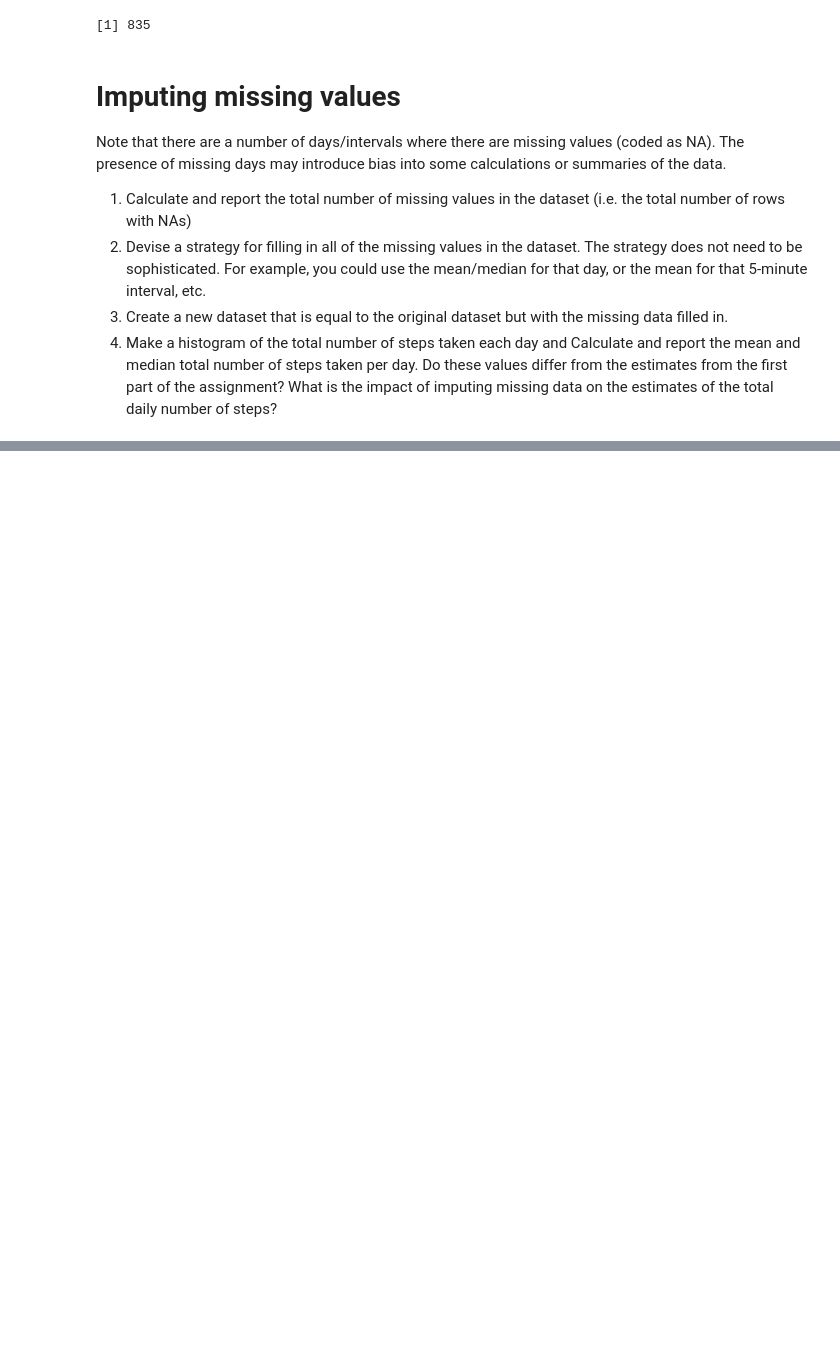
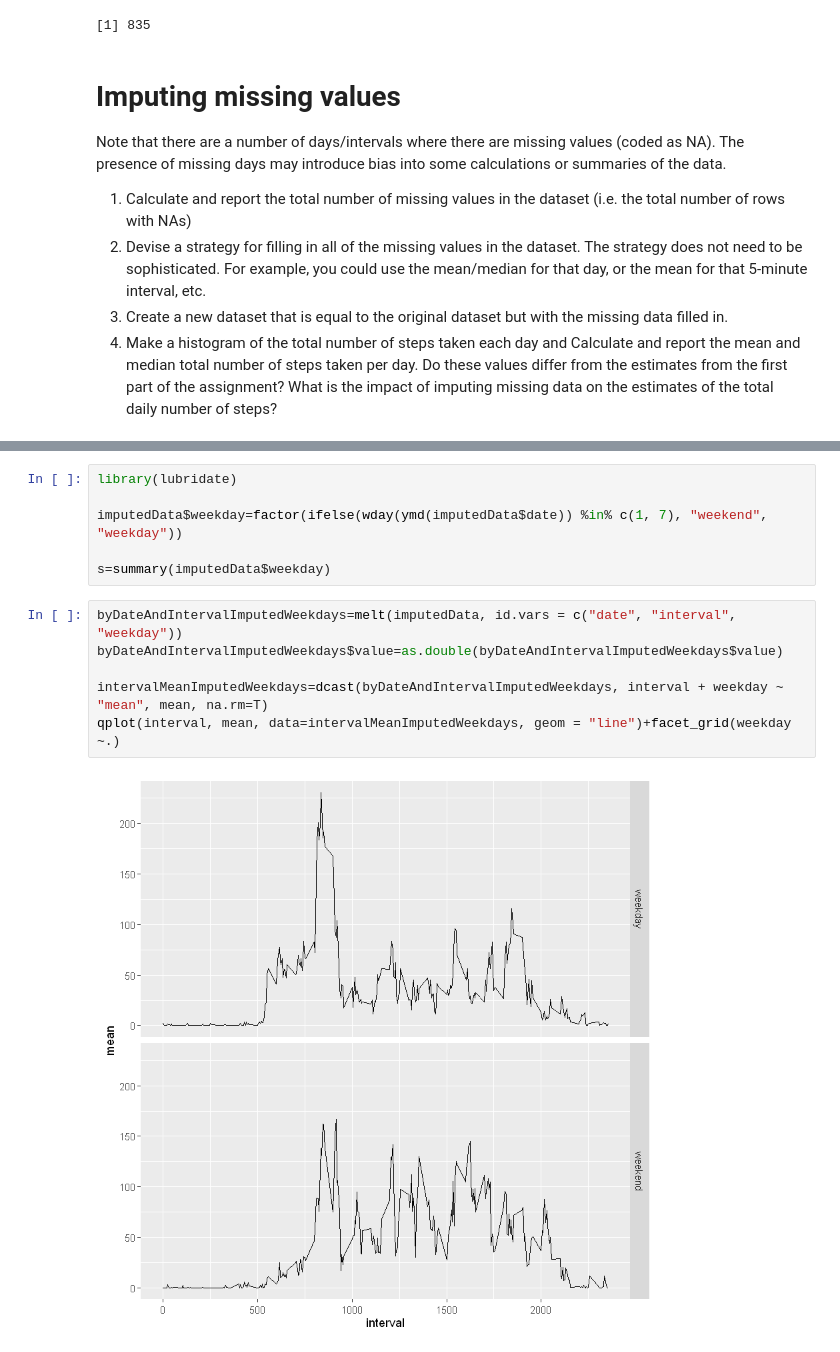
Before and after one commit to mydatasciencecourse/RepData_PeerAssessment1, a Jupyter notebook: Course project 1.ipynb, the cells around one changed output, grey strips where cells are left out. Saved outputs shown, nothing was run; the diff lists cells and outputs as text; blank space fills up the shorter version.

```diff
--- a/Course project 1.ipynb
+++ b/Course project 1.ipynb
@@ -165,0 +236,14 @@ sprintf("Rows with missing steps: %d, total rows: %d, relation of missing values
+# %%
+library(lubridate)
+
+imputedData$weekday=factor(ifelse(wday(ymd(imputedData$date)) %in% c(1, 7), "weekend", "weekday"))
+
+s=summary(imputedData$weekday)
+# %%
+byDateAndIntervalImputedWeekdays=melt(imputedData, id.vars = c("date", "interval", "weekday"))
+byDateAndIntervalImputedWeekdays$value=as.double(byDateAndIntervalImputedWeekdays$value)
+
+intervalMeanImputedWeekdays=dcast(byDateAndIntervalImputedWeekdays, interval + weekday ~ "mean", mean, na.rm=T)
+qplot(interval, mean, data=intervalMeanImputedWeekdays, geom = "line")+facet_grid(weekday ~.)
+# %% [output]
+[figure, added]
```
Also changed, not shown: parts of 20 cells of this notebook, 2 other files.
